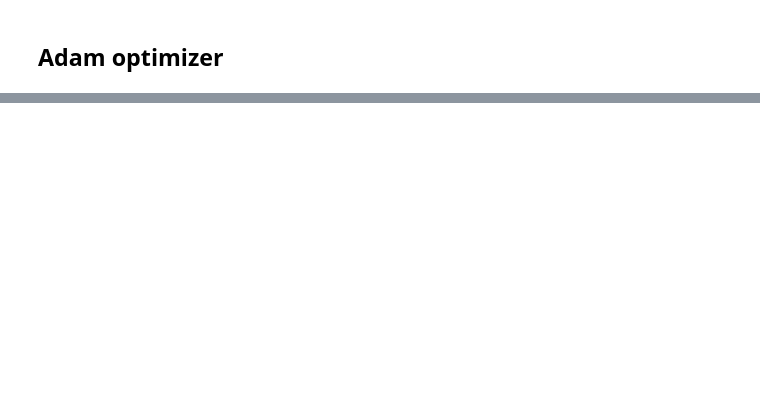
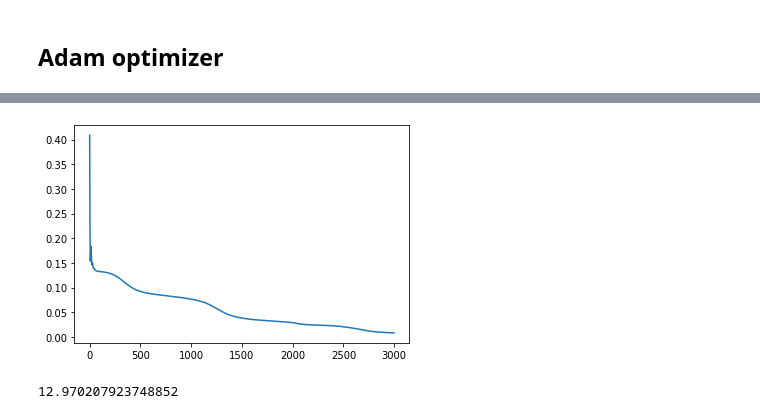
Before and after one commit to alaignelet/nn-PDE, a Jupyter notebook: PDE_scripts.ipynb, the cells around one changed output, grey strips where cells are left out. Cells and saved outputs as stored; diff of their text form; code cells hidden in the pictures; blank space fills up the shorter version.

```diff
--- a/PDE_scripts.ipynb
+++ b/PDE_scripts.ipynb
@@ -289,0 +327,8 @@ laplace.train(interiorPointCount, boundaryPointCount, lossWeight, iterations)
+# %%
+plt.plot( laplace.network.training_loss );
+# %% [output]
+[figure, added]
+# %%
+laplace.predict(interiorPointCount, boundaryPointCount, lossWeight)
+# %% [output]
+12.970207923748852
```
Also changed, not shown: parts of 26 cells of this notebook.
